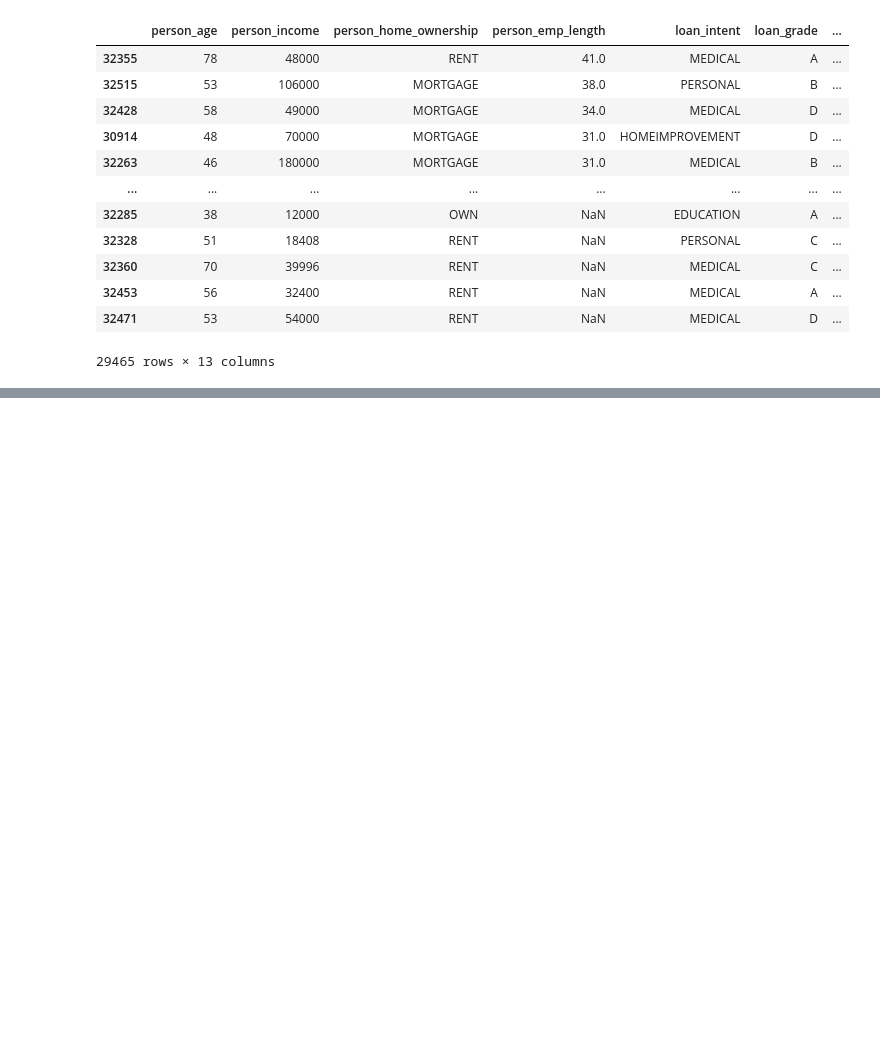
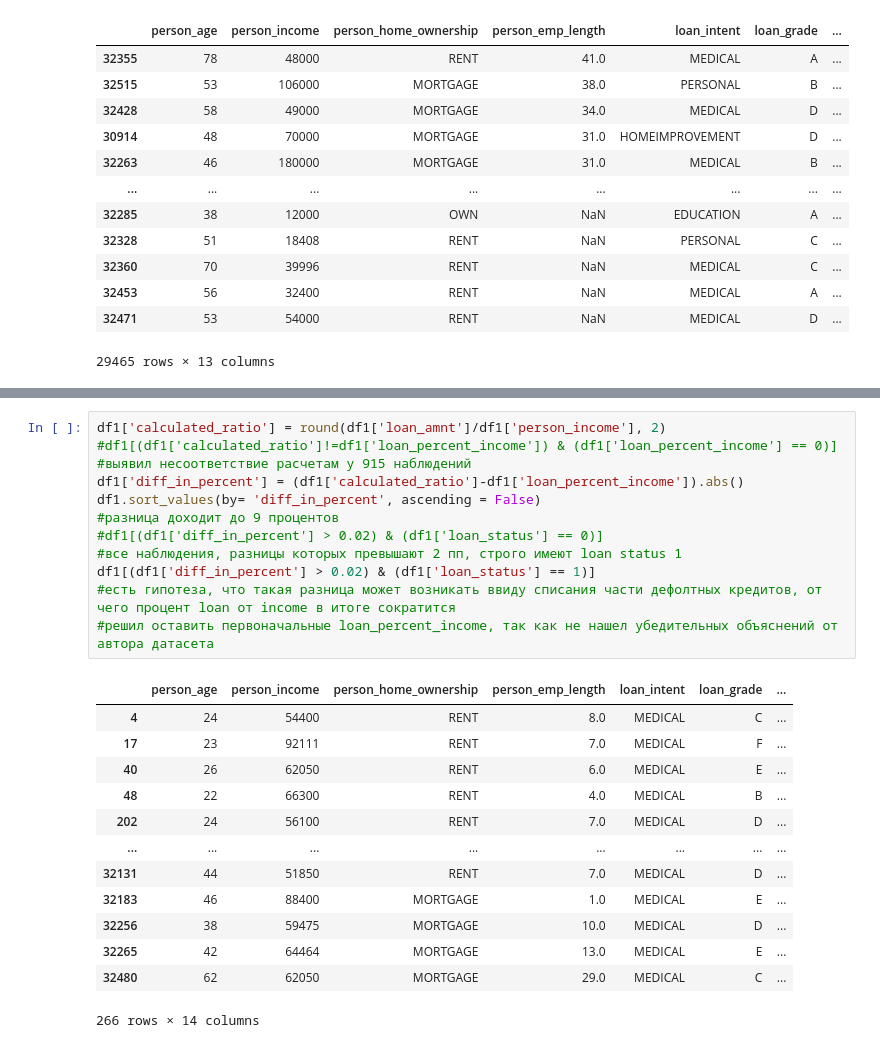
Before and after one commit to kitsungaa/credit-risk-ml, a Jupyter notebook: credit_risk_analysis.ipynb, the cells around one changed output, grey strips where cells are left out. Saved outputs shown, nothing was run; the diff lists cells and outputs as text; blank space fills up the shorter version.

```diff
--- a/credit_risk_analysis.ipynb
+++ b/credit_risk_analysis.ipynb
@@ -189,0 +258,26 @@ df1.sort_values(by=['person_emp_length'], ascending=False)
+# %%
+df1['calculated_ratio'] = round(df1['loan_amnt']/df1['person_income'], 2)
+#df1[(df1['calculated_ratio']!=df1['loan_percent_income']) & (df1['loan_percent_income'] == 0)]
+#выявил несоответствие расчетам у 915 наблюдений
+df1['diff_in_percent'] = (df1['calculated_ratio']-df1['loan_percent_income']).abs()
+df1.sort_values(by= 'diff_in_percent', ascending = False)
+#разница доходит до 9 процентов
+#df1[(df1['diff_in_percent'] > 0.02) & (df1['loan_status'] == 0)]
+#все наблюдения, разницы которых превышают 2 пп, строго имеют loan status 1
+df1[(df1['diff_in_percent'] > 0.02) & (df1['loan_status'] == 1)]
+#есть гипотеза, что такая разница может возникать ввиду списания части дефолтных кредитов, от чего процент loan от income в итоге сократится
+#решил оставить первоначальные loan_percent_income, так как не нашел убедительных объяснений от автора датасета
+# %% [output]
+|  | person_age | person_income | person_home_ownership | person_emp_length | loan_intent | loan_grade | ... |
+| 4 | 24 | 54400 | RENT | 8.0 | MEDICAL | C | ... |
+| 17 | 23 | 92111 | RENT | 7.0 | MEDICAL | F | ... |
+| 40 | 26 | 62050 | RENT | 6.0 | MEDICAL | E | ... |
+| 48 | 22 | 66300 | RENT | 4.0 | MEDICAL | B | ... |
+| 202 | 24 | 56100 | RENT | 7.0 | MEDICAL | D | ... |
+| ... | ... | ... | ... | ... | ... | ... | ... |
+| 32131 | 44 | 51850 | RENT | 7.0 | MEDICAL | D | ... |
+| 32183 | 46 | 88400 | MORTGAGE | 1.0 | MEDICAL | E | ... |
+| 32256 | 38 | 59475 | MORTGAGE | 10.0 | MEDICAL | D | ... |
+| 32265 | 42 | 64464 | MORTGAGE | 13.0 | MEDICAL | E | ... |
+| 32480 | 62 | 62050 | MORTGAGE | 29.0 | MEDICAL | C | ... |
+266 rows × 14 columns
```
Also changed, not shown: parts of 26 cells of this notebook.
